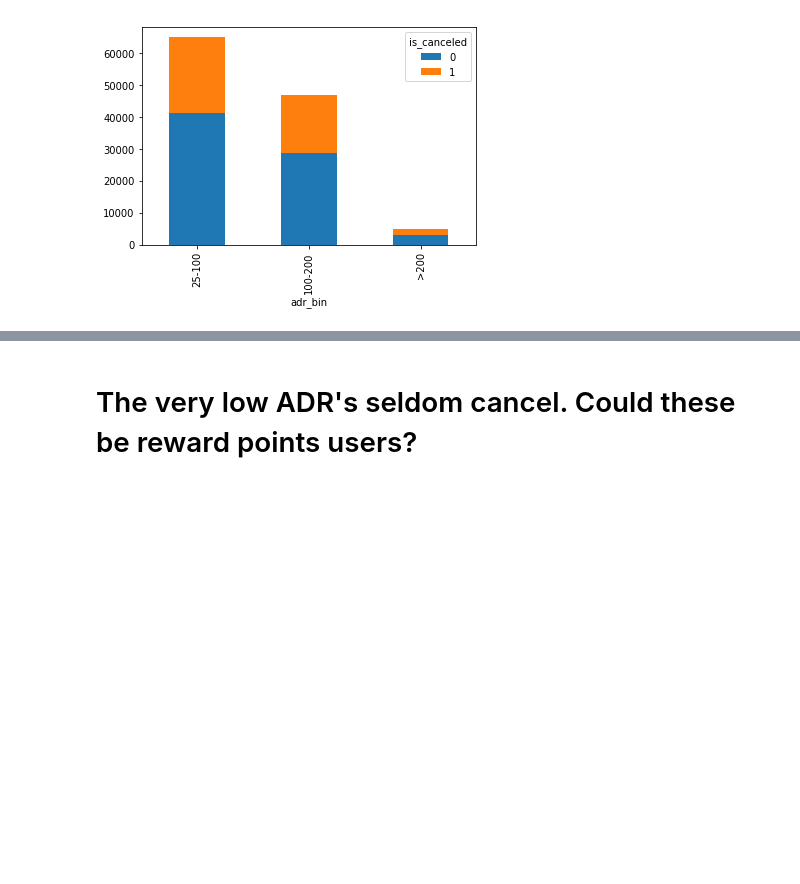
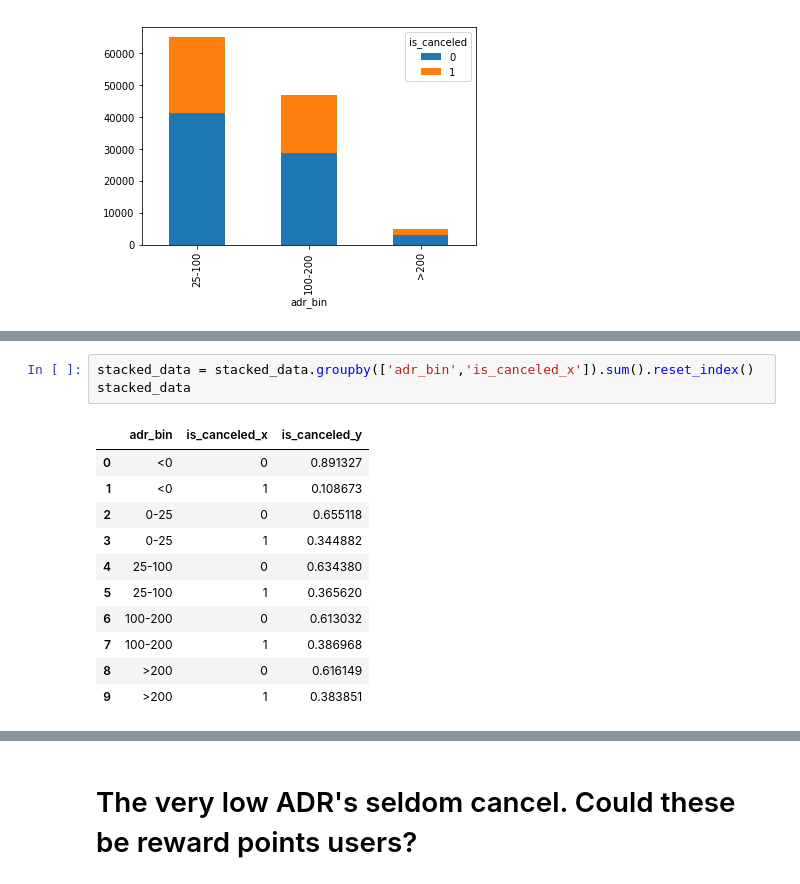
Before and after one commit to josephburton06/Hotel-Bookings, a Jupyter notebook: hotel_bookings.ipynb, the cells around one changed output, grey strips where cells are left out. Saved outputs shown, nothing was run; the diff lists cells and outputs as text; blank space fills up the shorter version.

```diff
--- a/hotel_bookings.ipynb
+++ b/hotel_bookings.ipynb
@@ -435,0 +423,15 @@ pd.crosstab(df['adr_bin'][df['adr'] > 25], df['is_canceled'][df['adr'] > 25]).pl
+# %%
+stacked_data = stacked_data.groupby(['adr_bin','is_canceled_x']).sum().reset_index()
+stacked_data
+# %% [output]
+|  | adr_bin | is_canceled_x | is_canceled_y |
+| 0 | <0 | 0 | 0.891327 |
+| 1 | <0 | 1 | 0.108673 |
+| 2 | 0-25 | 0 | 0.655118 |
+| 3 | 0-25 | 1 | 0.344882 |
+| 4 | 25-100 | 0 | 0.634380 |
+| 5 | 25-100 | 1 | 0.365620 |
+| 6 | 100-200 | 0 | 0.613032 |
+| 7 | 100-200 | 1 | 0.386968 |
+| 8 | >200 | 0 | 0.616149 |
+| 9 | >200 | 1 | 0.383851 |
```
Also changed, not shown: parts of 17 cells of this notebook.
